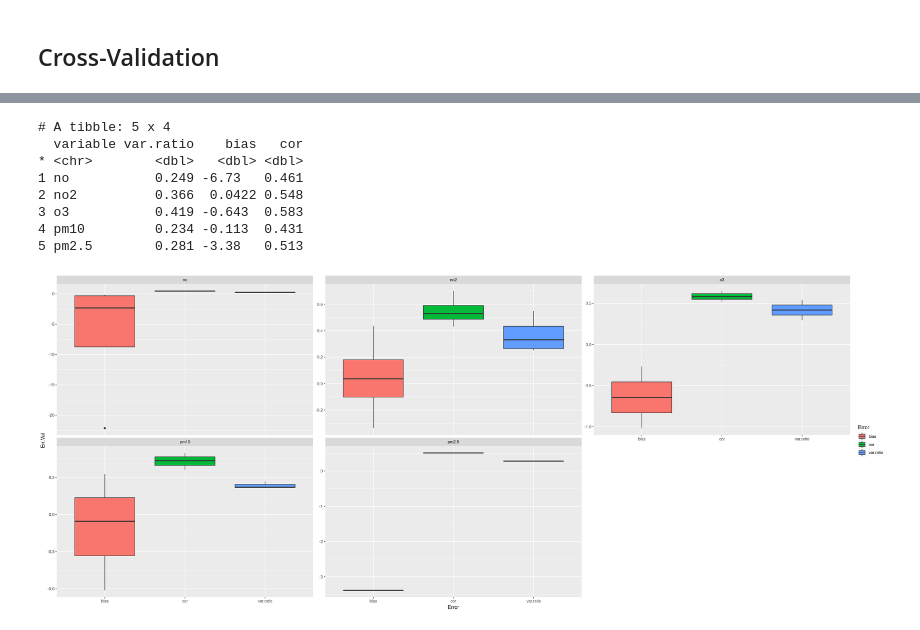
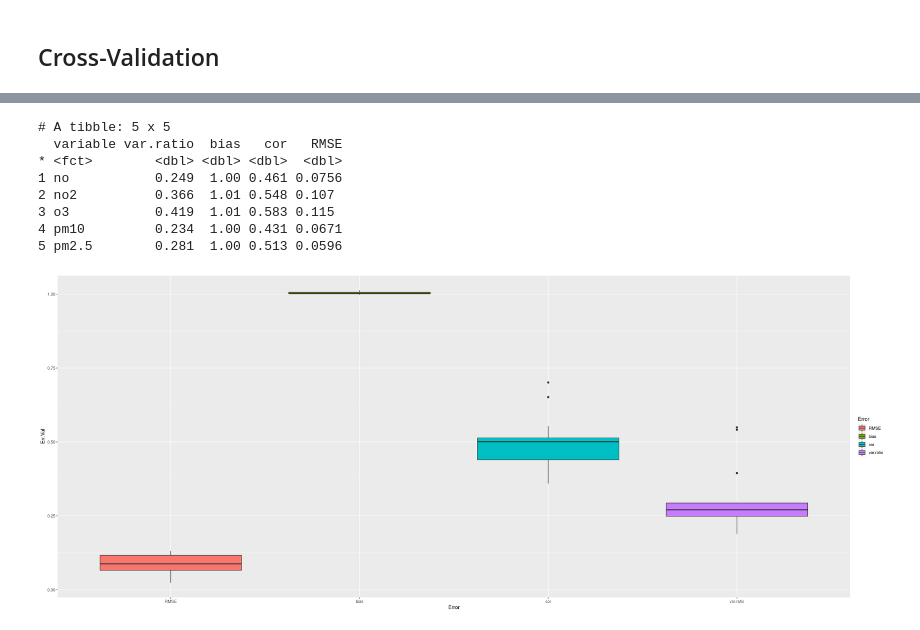
Before and after one commit to Jaimedgp/AirQualityCOVID, a Jupyter notebook: notebooks/Analysis/lm/Cross-Validation.ipynb, the cells around one changed output, grey strips where cells are left out. Cells and saved outputs as stored; diff of their text form; code cells hidden in the pictures.

```diff
--- a/notebooks/Analysis/lm/Cross-Validation.ipynb
+++ b/notebooks/Analysis/lm/Cross-Validation.ipynb
@@ -65,9 +66,21 @@ deseason <- function(cl) {
 scale.df <- function(df, omit.cl) {
     # Scale dataframe ignoring no numeric columns (omit.cl)
 
-    df[, omit.cl] <- scale(df[, omit.cl])
-    df
+    split.df <- df[, -omit.cl]
+
+    cbind(df[, omit.cl], scale(split.df))
 }
+
+range.df <- function(df, omit.cl) {
+    # Scale dataframe ignoring no numeric columns (omit.cl)
+
+    split.df <- df[, -omit.cl]
+
+    cbind(df[, omit.cl],
+          normalize(split.df, method = "range",
+                    range = c(0, 1), margin = 1)
+         )
+}
 # %% [markdown]
 ## Cross-Validation
 # %%
@@ -84,7 +97,7 @@ leave.one.year.out <- function(yr, dat, omit.cl) {
     }
 
     model <- train(value ~.,
-                   data=dat[, omit.cl], subset=train,
+                   data=dat[, -omit.cl], subset=train,
                    method="lm"
                   )
 
@@ -92,7 +105,9 @@ leave.one.year.out <- function(yr, dat, omit.cl) {
 
     data.frame("bias"=mean(y.th) / mean(dat[test,]$value),
                "var.ratio"=var(y.th) / var(dat[test,]$value),
-               "cor"=cor(y.th, dat[test,]$value, method = "pearson")
+               "cor"=cor(y.th, dat[test,]$value,
+                         method = "pearson"),
+               "RMSE"=sqrt(mean((y.th - dat[test,]$value)^2))
               )
 }
 # %%
@@ -114,10 +129,10 @@ for (st in sites.lv) {
                          apply(dat[, -no.num.cl], 2, deseason))
         }
 
-        ds.dat <- scale.df(dat, -no.num.cl)
+        ds.dat <- range.df(dat, no.num.cl)
 
         cv.row <- do.call(rbind, lapply(years, leave.one.year.out,
-                                        ds.dat, -no.num.cl))
+                                        ds.dat, no.num.cl))
 
         cv.df <- rbind(cv.df,
                        cbind(data.frame("variable"=pll,
@@ -151,25 +146,25 @@ mean.cv.df <- cv.df %>%
                 group_by(variable) %>%
                 summarise(var.ratio=mean(var.ratio),
                           bias=mean(bias),
-                          cor=mean(cor)
+                          cor=mean(cor),
+                          RMSE=mean(RMSE)
                          ) %>%
                 print()
 # %% [output]
-# A tibble: 5 x 4
-  variable var.ratio    bias   cor
-* <chr>        <dbl>   <dbl> <dbl>
-1 no           0.249 -6.73   0.461
-2 no2          0.366  0.0422 0.548
-3 o3           0.419 -0.643  0.583
-4 pm10         0.234 -0.113  0.431
-5 pm2.5        0.281 -3.38   0.513
+# A tibble: 5 x 5
+  variable var.ratio  bias   cor   RMSE
+* <fct>        <dbl> <dbl> <dbl>  <dbl>
+1 no           0.249  1.00 0.461 0.0756
+2 no2          0.366  1.01 0.548 0.107
+3 o3           0.419  1.01 0.583 0.115
+4 pm10         0.234  1.00 0.431 0.0671
+5 pm2.5        0.281  1.00 0.513 0.0596
 # %%
 pivot.cv.df <- cv.df %>%
         pivot_longer(cols = c(3:ncol(cv.df)),
                      names_to = "Error", values_to = "Err.Val")
 
 ggplot(data=pivot.cv.df, aes(x=Error, y=Err.Val, fill=Error)) +
-        geom_boxplot() +
-        facet_wrap(~variable, scales = "free_y")
+        geom_boxplot()
 # %% [output]
-[figure, old version]
+[figure, new version]
```
Also changed, not shown: parts of 2 cells of this notebook, 2 other files.
